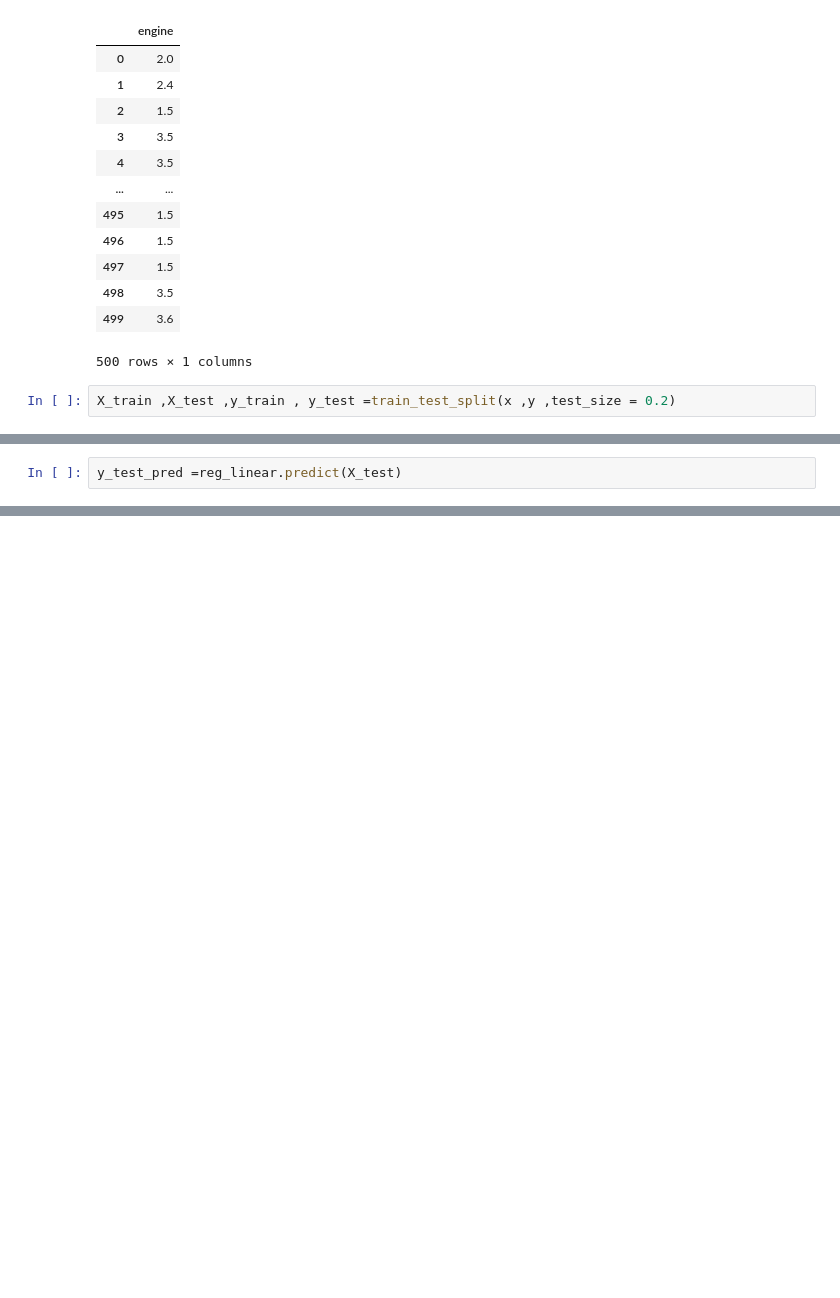
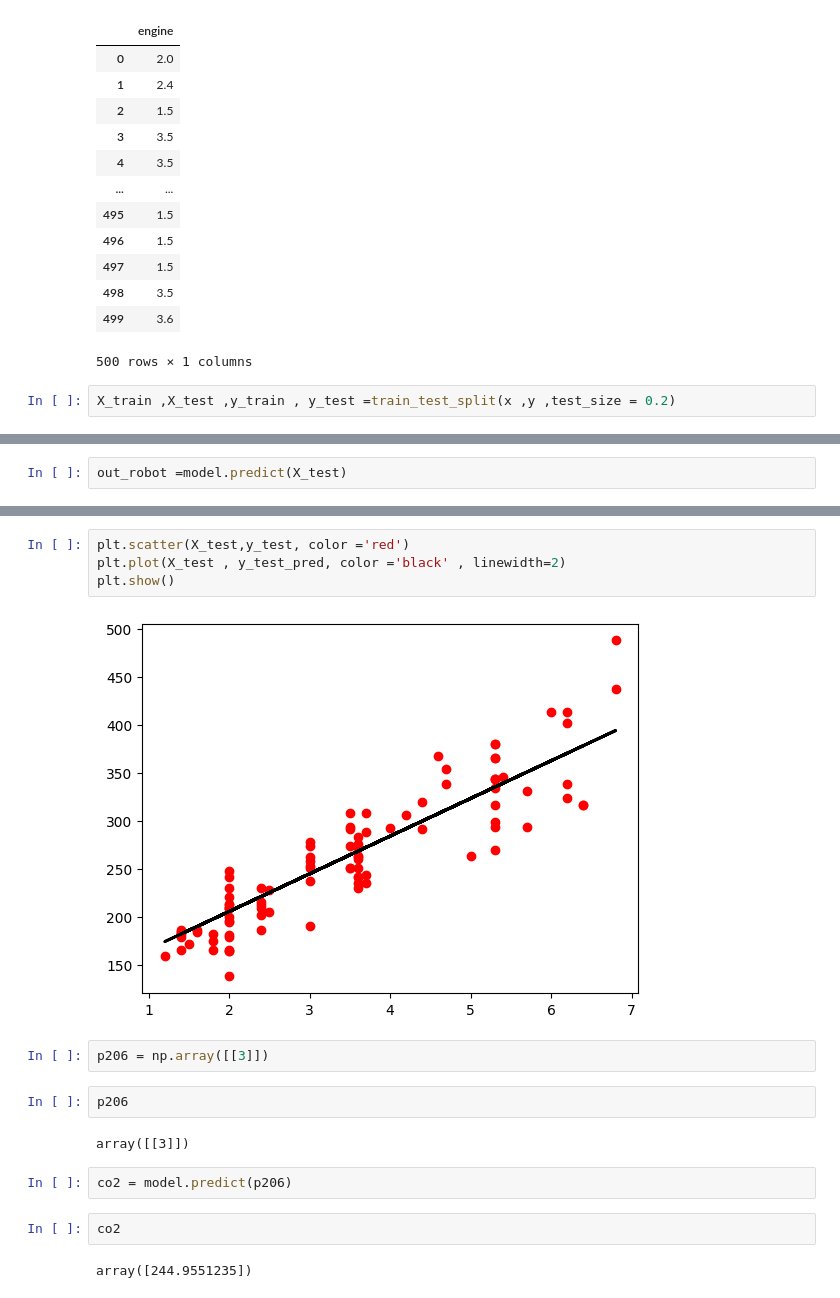
Before and after one commit to Malihashahi/Ai2, a Jupyter notebook: Ml2.ipynb, the cells around one changed output, grey strips where cells are left out. Saved outputs shown, nothing was run; the diff lists cells and outputs as text; blank space fills up the shorter version.

```diff
--- a/Ml2.ipynb
+++ b/Ml2.ipynb
@@ -61,4 +61,4 @@ reg_linear.fit(X_train ,y_train)
 # %% [output]
 LinearRegression()
 # %%
-y_test_pred =reg_linear.predict(X_test)
+out_robot =model.predict(X_test)
@@ -64,0 +90,18 @@ y_test_pred =reg_linear.predict(X_test)
+# %%
+plt.scatter(X_test,y_test, color ='red')
+plt.plot(X_test , y_test_pred, color ='black' , linewidth=2)
+plt.show()
+# %% [output]
+[figure, added]
+# %%
+p206 = np.array([[3]])
+# %%
+p206
+# %% [output]
+array([[3]])
+# %%
+co2 = model.predict(p206)
+# %%
+co2
+# %% [output]
+array([244.9551235])
```
Also changed, not shown: parts of 6 cells of this notebook.
